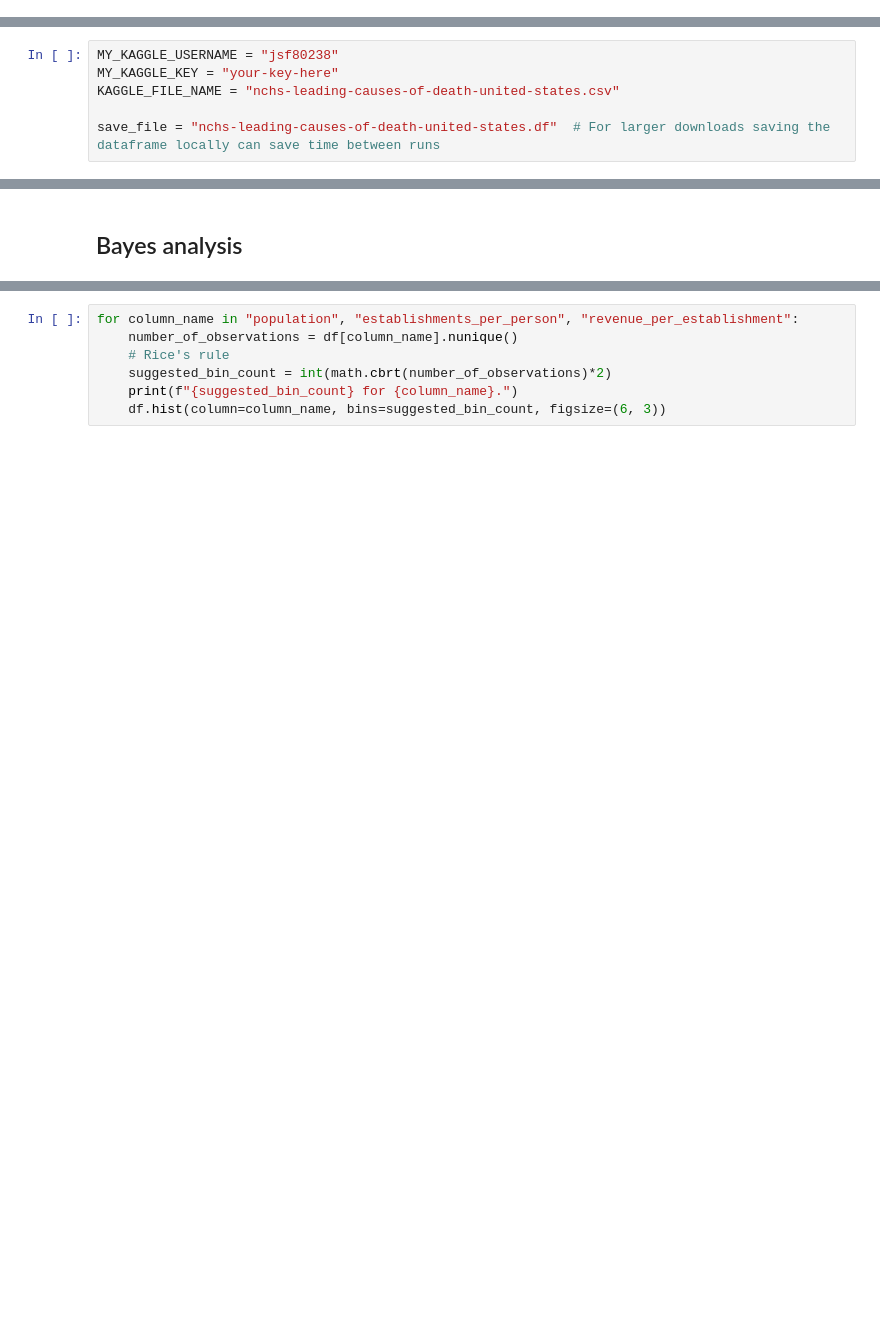
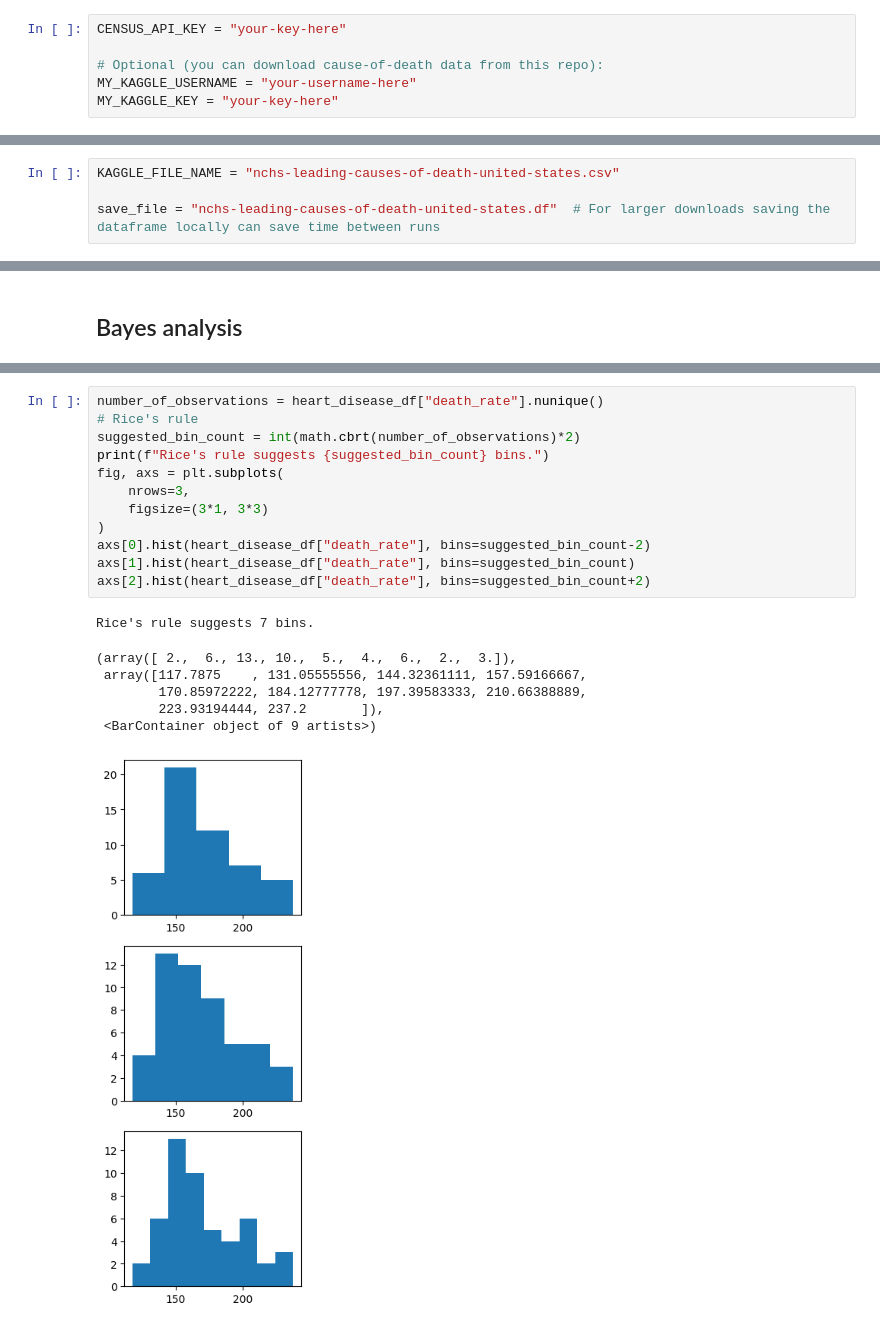
Before and after one commit to jsf80238/data_science, a Jupyter notebook: notebooks/death_rate.ipynb, the cells around one changed output, grey strips where cells are left out. Cells and saved outputs as stored; diff of their text form; blank space fills up the shorter version.

```diff
--- a/notebooks/death_rate.ipynb
+++ b/notebooks/death_rate.ipynb
@@ -52,3 +55,9 @@ from xgboost import XGBClassifier, plot_importance
+# %%
+CENSUS_API_KEY = "your-key-here"
+
+# Optional (you can download cause-of-death data from this repo):
+MY_KAGGLE_USERNAME = "your-username-here"
+MY_KAGGLE_KEY = "your-key-here"
 # %% [markdown]
 ### Cause of death data
 You can use Kaggle to download this data or [take it from this repo](https://github.com/jsf80238/data_science/blob/main/data_files/nchs-leading-causes-of-death-united-states.csv).
@@ -56,8 +65,6 @@ You can use Kaggle to download this data or [take it from this repo](https://git
 #### Kaggle API
 If you will be downloading from Kaggle you will need your own API key, which you can get by following [these instructions](https://github.com/Kaggle/kaggle-api/blob/main/docs/README.md).
 # %%
-MY_KAGGLE_USERNAME = "jsf80238"
-MY_KAGGLE_KEY = "your-key-here"
 KAGGLE_FILE_NAME = "nchs-leading-causes-of-death-united-states.csv"
 
 save_file = "nchs-leading-causes-of-death-united-states.df"  # For larger downloads saving the dataframe locally can save time between runs
@@ -944,11 +1246,24 @@ Let's make population, establishment_per_person and revenue_per_person categorie
 
 Distribution plots will help us decide how to make the cuts.
 # %%
-for column_name in "population", "establishments_per_person", "revenue_per_establishment":
-    number_of_observations = df[column_name].nunique()
-    # Rice's rule
-    suggested_bin_count = int(math.cbrt(number_of_observations)*2)
-    print(f"{suggested_bin_count} for {column_name}.")
-    df.hist(column=column_name, bins=suggested_bin_count, figsize=(6, 3))
+number_of_observations = heart_disease_df["death_rate"].nunique()
+# Rice's rule
+suggested_bin_count = int(math.cbrt(number_of_observations)*2)
+print(f"Rice's rule suggests {suggested_bin_count} bins.")
+fig, axs = plt.subplots(
+    nrows=3,
+    figsize=(3*1, 3*3)
+)
+axs[0].hist(heart_disease_df["death_rate"], bins=suggested_bin_count-2)
+axs[1].hist(heart_disease_df["death_rate"], bins=suggested_bin_count)
+axs[2].hist(heart_disease_df["death_rate"], bins=suggested_bin_count+2)
+# %% [output]
+Rice's rule suggests 7 bins.
+(array([ 2.,  6., 13., 10.,  5.,  4.,  6.,  2.,  3.]),
+ array([117.7875    , 131.05555556, 144.32361111, 157.59166667,
+        170.85972222, 184.12777778, 197.39583333, 210.66388889,
+        223.93194444, 237.2       ]),
+ <BarContainer object of 9 artists>)
+[figure, added]
 # %% [markdown]
 ### Binning conclusion
```
Also changed, not shown: parts of 45 cells of this notebook.
